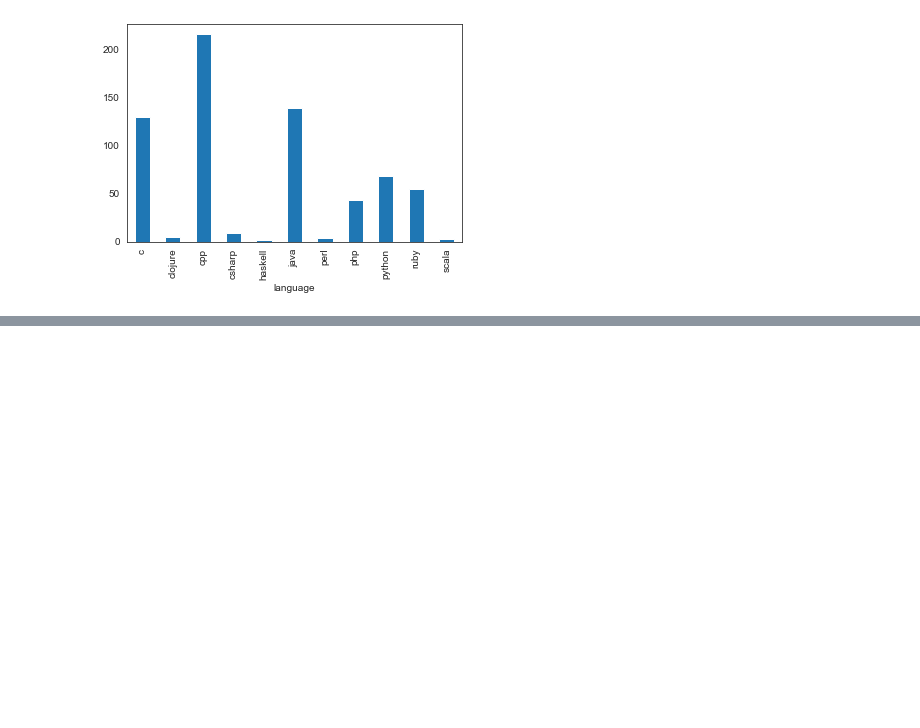
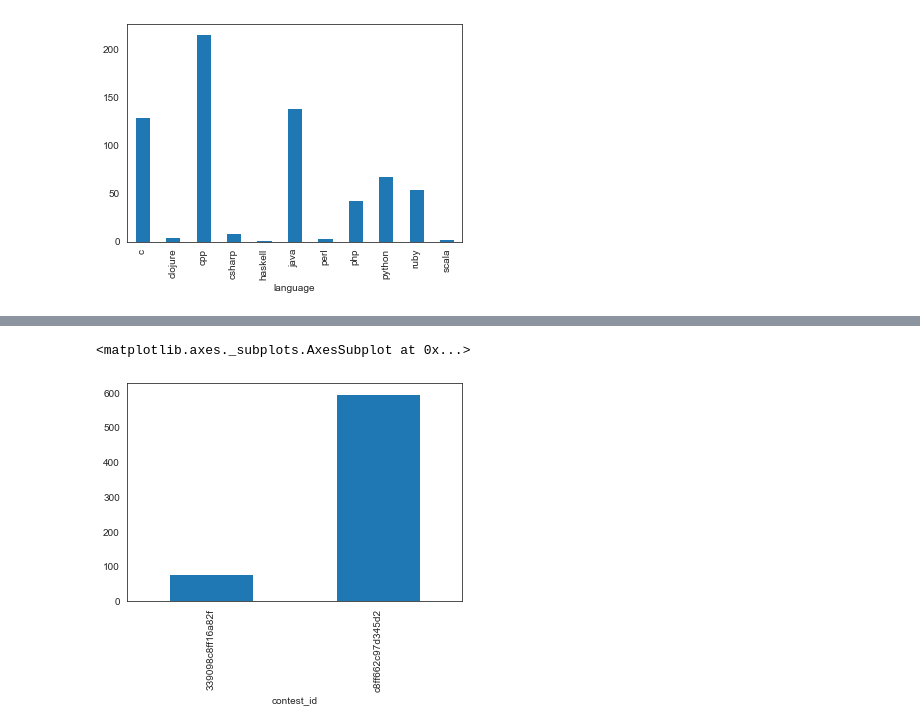
Before and after one commit to pratikjaiswal1998/challenge_recommendation_ml, a Jupyter notebook: Recommendation.ipynb, the cells around one changed output, grey strips where cells are left out. Saved outputs shown, nothing was run; the diff lists cells and outputs as text; code cells hidden in the pictures; blank space fills up the shorter version.

```diff
--- a/Recommendation.ipynb
+++ b/Recommendation.ipynb
@@ -341 +357,6 @@ df0.groupby('language')['user_id'].count().plot.bar()
+# %%
+df0.groupby('contest_id')['challenge_id'].count().plot.bar()
+# %% [output]
+<matplotlib.axes._subplots.AxesSubplot at 0x...>
+[figure, added]
 # %%
```
Also changed, not shown: parts of 10 cells of this notebook, 1 other file.
